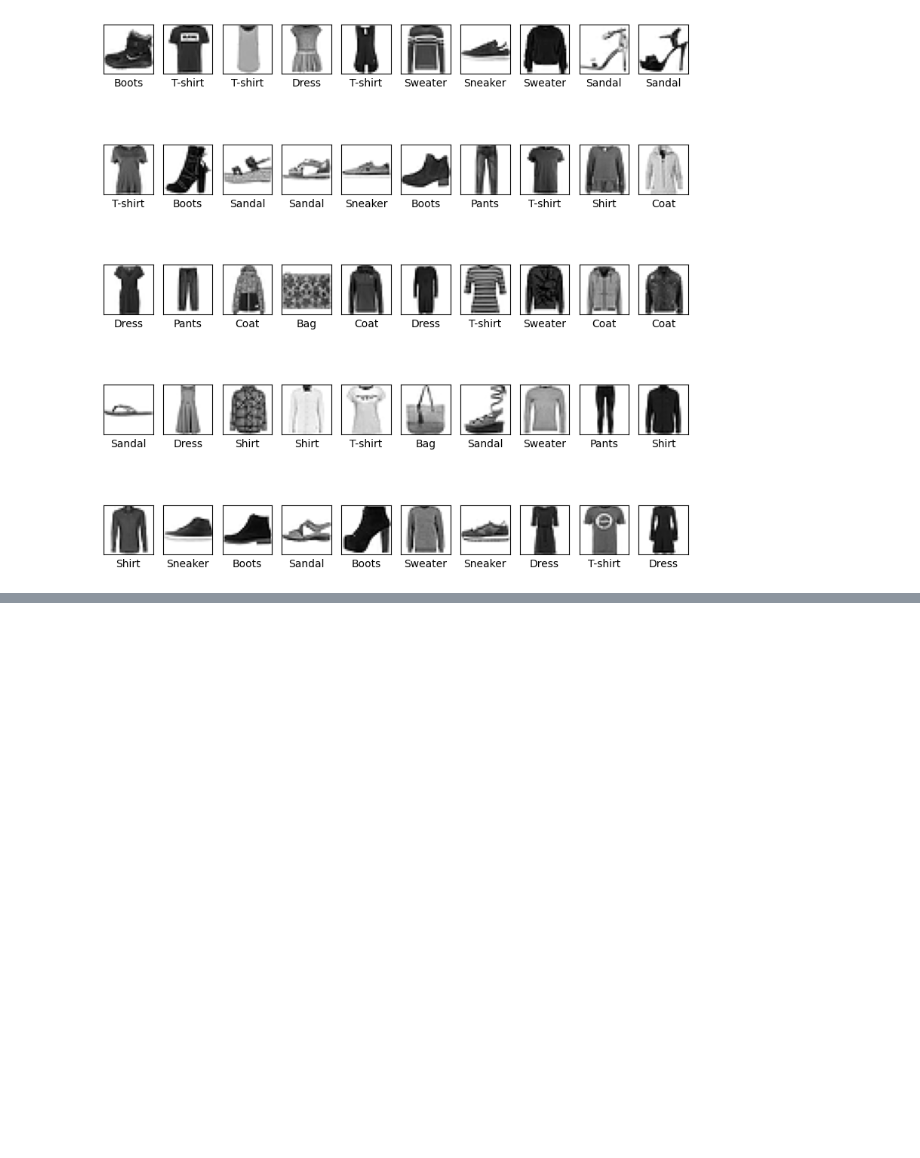
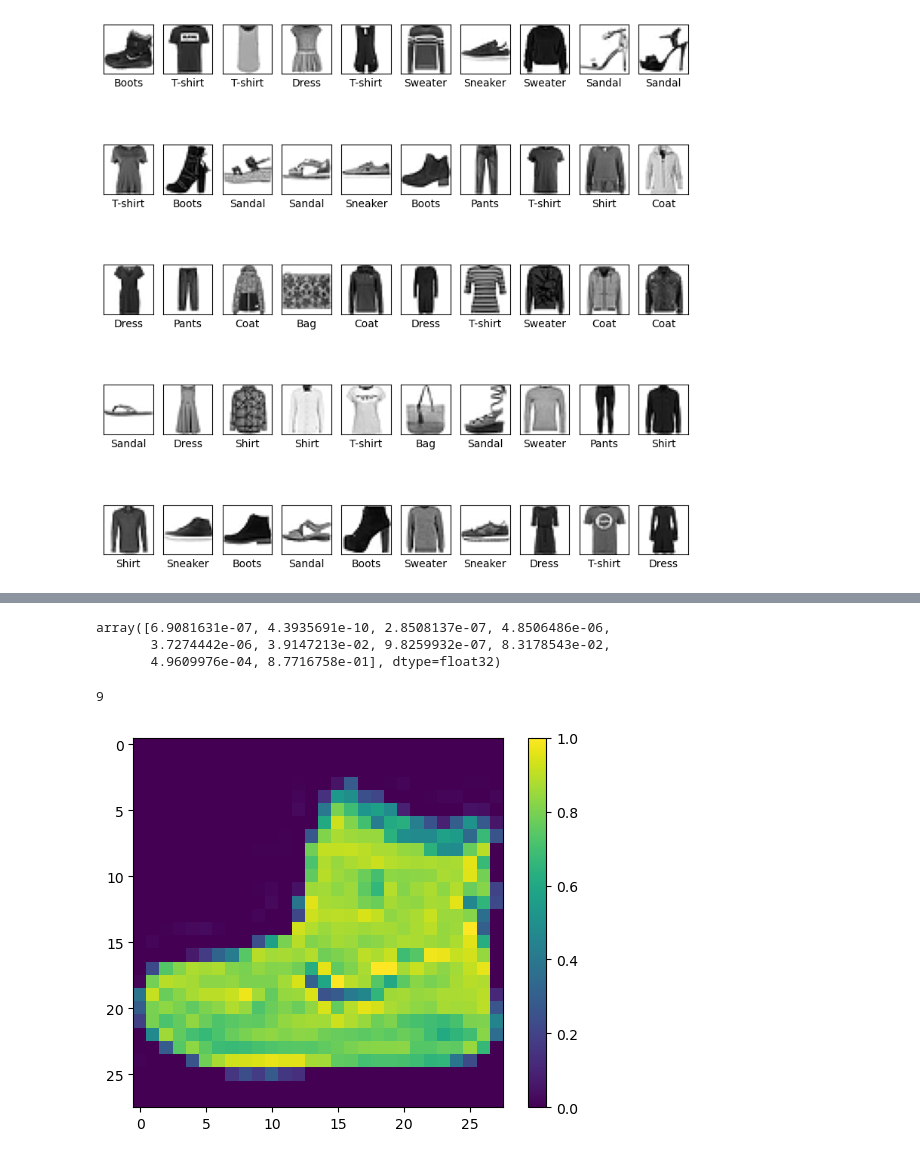
Before and after one commit to AnSardG/Machine_Learning_2022, a Jupyter notebook: Jupyter Exercises/Tensorflow/image_recognition.ipynb, the cells around one changed output, grey strips where cells are left out. Cells and saved outputs as stored; diff of their text form; code cells hidden in the pictures; blank space fills up the shorter version.

Commit message:
Prediction and load of an unknown image

```diff
--- a/Jupyter Exercises/Tensorflow/image_recognition.ipynb
+++ b/Jupyter Exercises/Tensorflow/image_recognition.ipynb
@@ -207,0 +215,2 @@ test_loss, test_acc = model.evaluate(test_images, test_labels)
+# %%
+predictions = model.predict(test_images)
@@ -207,0 +219,18 @@ test_loss, test_acc = model.evaluate(test_images, test_labels)
+# %%
+predictions[0]
+# %% [output]
+array([6.9081631e-07, 4.3935691e-10, 2.8508137e-07, 4.8506486e-06,
+       3.7274442e-06, 3.9147213e-02, 9.8259932e-07, 8.3178543e-02,
+       4.9609976e-04, 8.7716758e-01], dtype=float32)
+# %%
+# The 1st image should be boots if the max argument is the 9nth.
+print(np.argmax(predictions[0]))
+# And so it is.
+plt.figure()
+plt.imshow(train_images[0])
+plt.colorbar()
+plt.grid(False)
+plt.show()
+# %% [output]
+9
+[figure, added]
```
Also changed, not shown: parts of 30 cells of this notebook.
